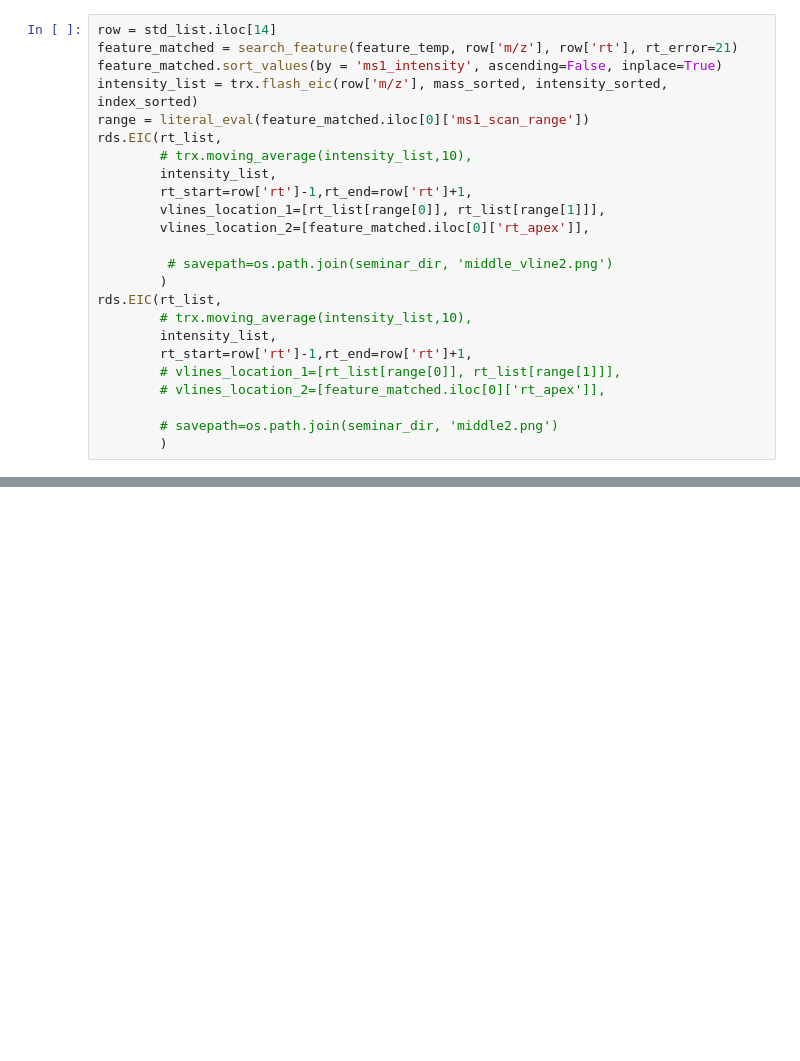
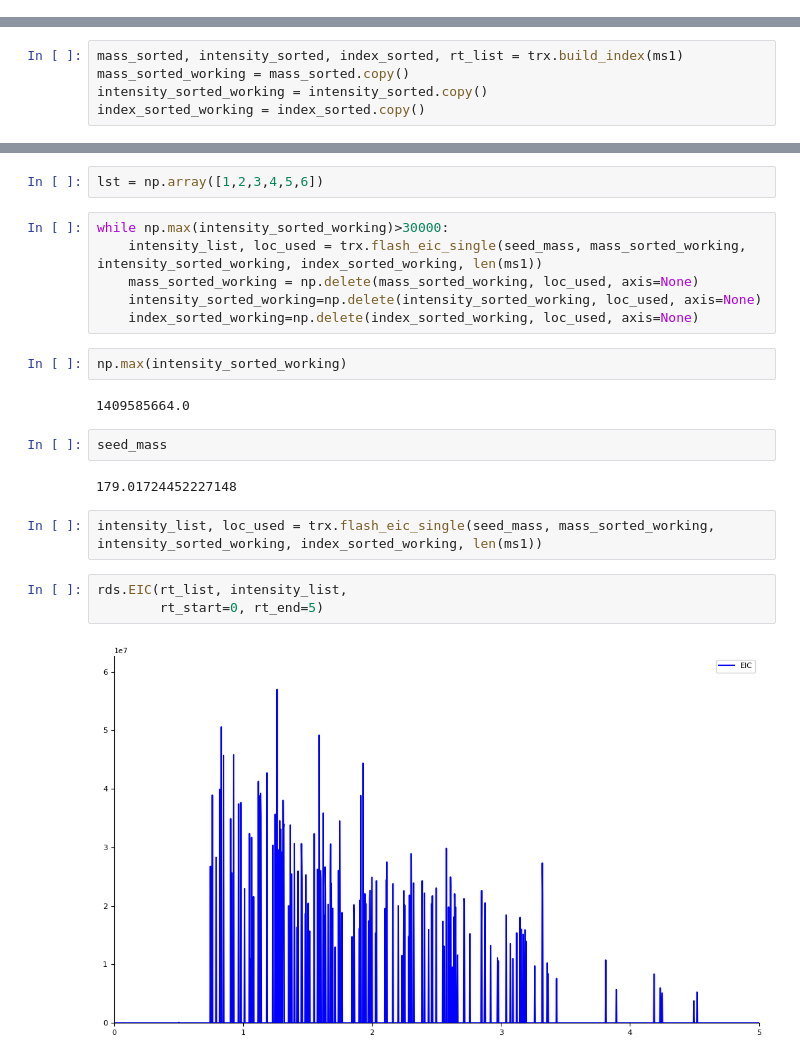
Before and after one commit to FanzhouKong/lead_finder, a Jupyter notebook: T_res_development.ipynb, the cells around one changed output, grey strips where cells are left out. Drawn from its saved outputs; the diff is of its cells as text; blank space fills up the shorter version.

```diff
--- a/T_res_development.ipynb
+++ b/T_res_development.ipynb
@@ -874,24 +242,0 @@ feature_matched
-# %%
-row = std_list.iloc[14]
-feature_matched = search_feature(feature_temp, row['m/z'], row['rt'], rt_error=21)
-feature_matched.sort_values(by = 'ms1_intensity', ascending=False, inplace=True)
-intensity_list = trx.flash_eic(row['m/z'], mass_sorted, intensity_sorted, index_sorted)
-range = literal_eval(feature_matched.iloc[0]['ms1_scan_range'])
-rds.EIC(rt_list,
-        # trx.moving_average(intensity_list,10),
-        intensity_list,
-        rt_start=row['rt']-1,rt_end=row['rt']+1,
-        vlines_location_1=[rt_list[range[0]], rt_list[range[1]]],
-        vlines_location_2=[feature_matched.iloc[0]['rt_apex']],
-
-         # savepath=os.path.join(seminar_dir, 'middle_vline2.png')
-        )
-rds.EIC(rt_list,
-        # trx.moving_average(intensity_list,10),
-        intensity_list,
-        rt_start=row['rt']-1,rt_end=row['rt']+1,
-        # vlines_location_1=[rt_list[range[0]], rt_list[range[1]]],
-        # vlines_location_2=[feature_matched.iloc[0]['rt_apex']],
-
-        # savepath=os.path.join(seminar_dir, 'middle2.png')
-        )
@@ -1121,0 +305,5 @@ feature_dereplicate.sort_values(by = 'precursor_mz')
+# %%
+mass_sorted, intensity_sorted, index_sorted, rt_list = trx.build_index(ms1)
+mass_sorted_working = mass_sorted.copy()
+intensity_sorted_working = intensity_sorted.copy()
+index_sorted_working = index_sorted.copy()
@@ -1121,0 +323,23 @@ feature_dereplicate.sort_values(by = 'precursor_mz')
+# %%
+lst = np.array([1,2,3,4,5,6])
+# %%
+while np.max(intensity_sorted_working)>30000:
+    intensity_list, loc_used = trx.flash_eic_single(seed_mass, mass_sorted_working, intensity_sorted_working, index_sorted_working, len(ms1))
+    mass_sorted_working = np.delete(mass_sorted_working, loc_used, axis=None)
+    intensity_sorted_working=np.delete(intensity_sorted_working, loc_used, axis=None)
+    index_sorted_working=np.delete(index_sorted_working, loc_used, axis=None)
+# %%
+np.max(intensity_sorted_working)
+# %% [output]
+1409585664.0
+# %%
+seed_mass
+# %% [output]
+179.01724452227148
+# %%
+intensity_list, loc_used = trx.flash_eic_single(seed_mass, mass_sorted_working, intensity_sorted_working, index_sorted_working, len(ms1))
+# %%
+rds.EIC(rt_list, intensity_list,
+        rt_start=0, rt_end=5)
+# %% [output]
+[figure, added]
```
Also changed, not shown: parts of 203 cells of this notebook, 31 other files.
